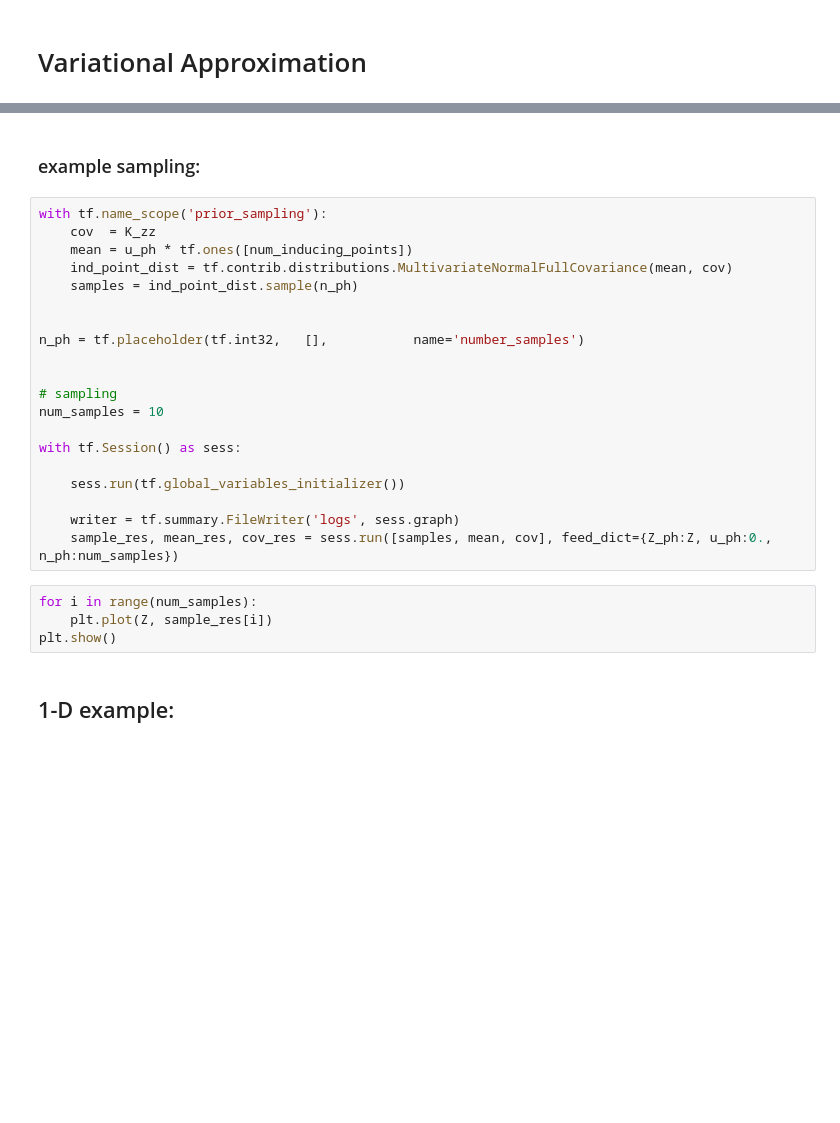
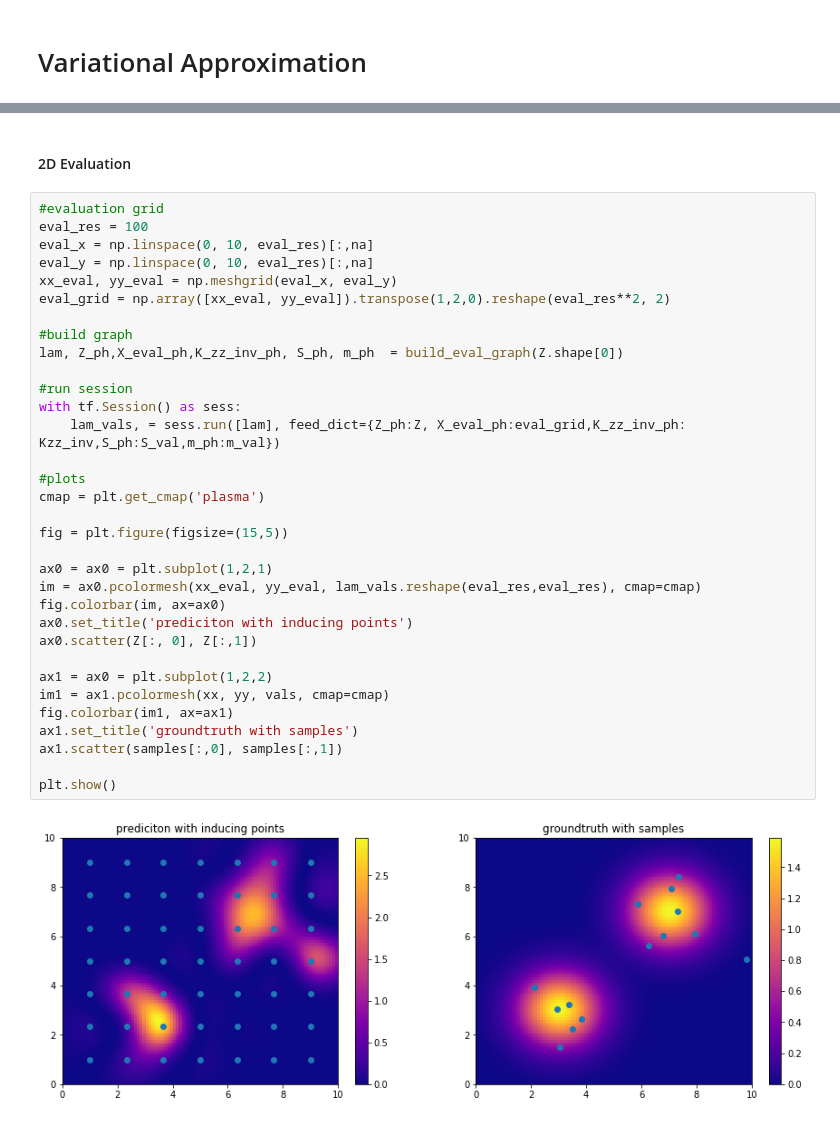
Before and after one commit to maxkohlbrenner/pmai-vi-gpmpp, a Jupyter notebook: main.ipynb, the cells around one changed output, grey strips where cells are left out. Cells and saved outputs as stored; diff of their text form; blank space fills up the shorter version.

Commit message:
added 2d evaluation

```diff
--- a/main.ipynb
+++ b/main.ipynb
@@ -144,28 +114,37 @@ print(np.sum(r_cov - S_val)**2)
-# %% [markdown]
-### example sampling:
-# %%
-with tf.name_scope('prior_sampling'):
-    cov  = K_zz
-    mean = u_ph * tf.ones([num_inducing_points])
-    ind_point_dist = tf.contrib.distributions.MultivariateNormalFullCovariance(mean, cov)
-    samples = ind_point_dist.sample(n_ph)
-
-
-n_ph = tf.placeholder(tf.int32,   [],           name='number_samples')
-
-
-# sampling
-num_samples = 10
-
-with tf.Session() as sess:
-
-    sess.run(tf.global_variables_initializer())
-
-    writer = tf.summary.FileWriter('logs', sess.graph)
-    sample_res, mean_res, cov_res = sess.run([samples, mean, cov], feed_dict={Z_ph:Z, u_ph:0., n_ph:num_samples})
-# %%
-for i in range(num_samples):
-    plt.plot(Z, sample_res[i])
-plt.show()
-# %% [markdown]
-## 1-D example:
+# %% [markdown]
+#### 2D Evaluation
+# %%
+#evaluation grid
+eval_res = 100
+eval_x = np.linspace(0, 10, eval_res)[:,na]
+eval_y = np.linspace(0, 10, eval_res)[:,na]
+xx_eval, yy_eval = np.meshgrid(eval_x, eval_y)
+eval_grid = np.array([xx_eval, yy_eval]).transpose(1,2,0).reshape(eval_res**2, 2)
+
+#build graph
+lam, Z_ph,X_eval_ph,K_zz_inv_ph, S_ph, m_ph  = build_eval_graph(Z.shape[0])
+
+#run session
+with tf.Session() as sess:
+    lam_vals, = sess.run([lam], feed_dict={Z_ph:Z, X_eval_ph:eval_grid,K_zz_inv_ph: Kzz_inv,S_ph:S_val,m_ph:m_val})
+
+#plots
+cmap = plt.get_cmap('plasma')
+
+fig = plt.figure(figsize=(15,5))
+
+ax0 = ax0 = plt.subplot(1,2,1)
+im = ax0.pcolormesh(xx_eval, yy_eval, lam_vals.reshape(eval_res,eval_res), cmap=cmap)
+fig.colorbar(im, ax=ax0)
+ax0.set_title('prediciton with inducing points')
+ax0.scatter(Z[:, 0], Z[:,1])
+
+ax1 = ax0 = plt.subplot(1,2,2)
+im1 = ax1.pcolormesh(xx, yy, vals, cmap=cmap)
+fig.colorbar(im1, ax=ax1)
+ax1.set_title('groundtruth with samples')
+ax1.scatter(samples[:,0], samples[:,1])
+
+plt.show()
+# %% [output]
+[figure, added]
```
Also changed, not shown: parts of 8 cells of this notebook.
